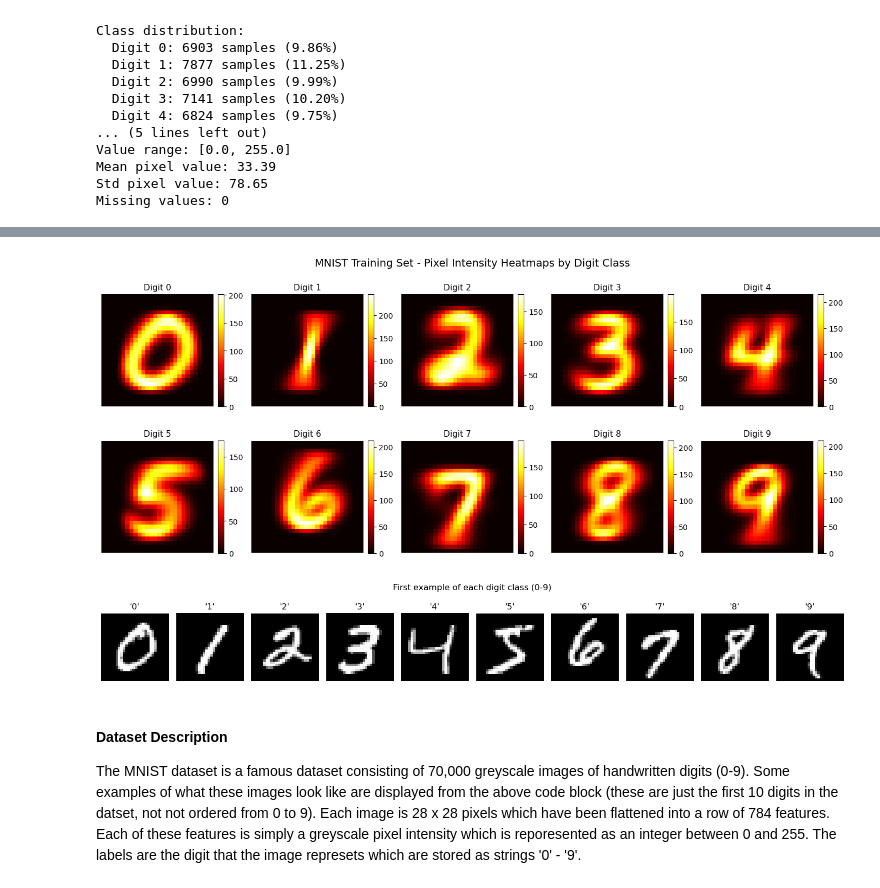
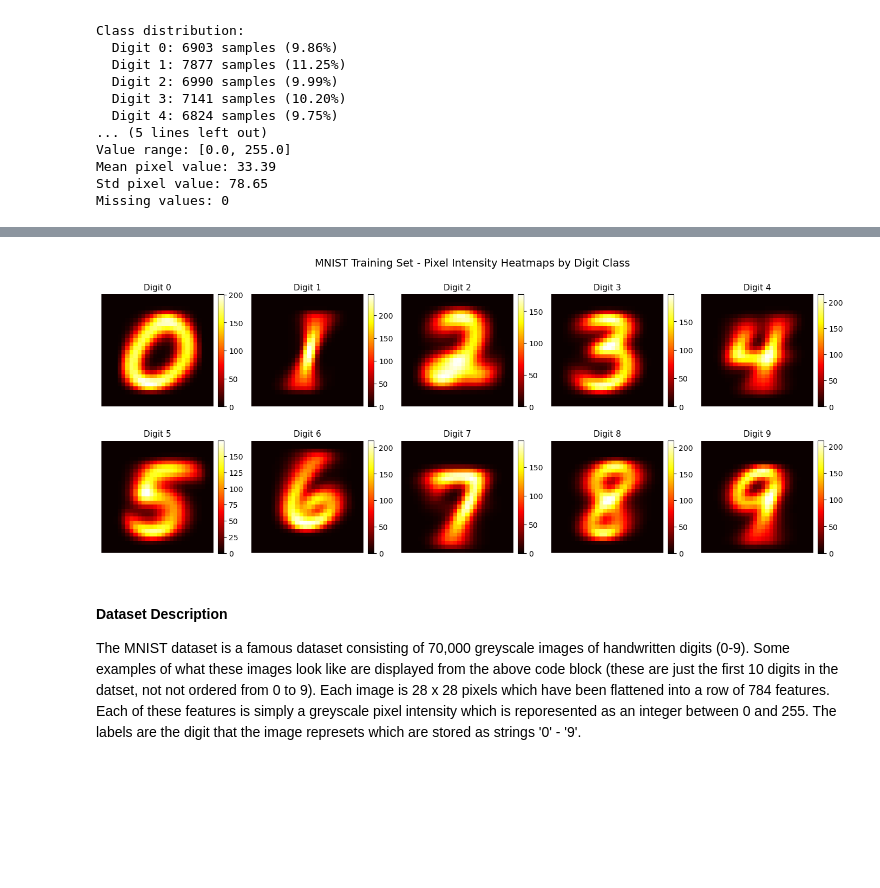
Before and after one commit to James-Wigfield/CITS5508-assignment-1, a Jupyter notebook: 23334375_assignment_1.ipynb, the cells around one changed output, grey strips where cells are left out. Cells and saved outputs as stored; diff of their text form; code cells hidden in the pictures; blank space fills up the shorter version.

```diff
--- a/23334375_assignment_1.ipynb
+++ b/23334375_assignment_1.ipynb
@@ -78,47 +86,32 @@ Missing values: 0
 # %%
 import matplotlib.pyplot as plt
 
 # Display heatmaps for each digit class
 fig, axes = plt.subplots(2, 5, figsize=(14, 6))
 axes = axes.flatten()
 
 for digit in range(10):
     # Find all indices where the label matches this digit
-    indices = np.where(y_train == str(digit))[0]
+    indices = np.where(y == str(digit))[0]
 
     # Extract all images for this digit and reshape
-    digit_images = X_train[indices].reshape(len(indices), 28, 28)
+    digit_images = X[indices].reshape(len(indices), 28, 28)
 
     # Average all images for this digit to create heatmap
     heatmap = np.mean(digit_images, axis=0)
 
     # Display as heatmap
     ax = axes[digit]
     im = ax.imshow(heatmap, cmap='hot')
     ax.set_title(f"Digit {digit}", fontsize=11)
     ax.axis('off')
     plt.colorbar(im, ax=ax, fraction=0.046, pad=0.04)
 
 plt.suptitle('MNIST Training Set - Pixel Intensity Heatmaps by Digit Class', fontsize=14, y=0.98)
 plt.tight_layout()
 plt.show()
 # %% [output]
-[figure, old version]
+[figure, new version]
-# %%
-import matplotlib.pyplot as plt
-
-# Display the first example of each digit class (0–9)
-fig, axes = plt.subplots(1, 10, figsize=(15, 2))
-for digit in range(10):
-    idx = np.where(y == str(digit))[0][0]
-    axes[digit].imshow(X[idx].reshape(28, 28), cmap='gray')
-    axes[digit].set_title(f"'{digit}'")
-    axes[digit].axis('off')
-plt.suptitle('First example of each digit class (0-9)', y=1.05)
-plt.tight_layout()
-plt.show()
-# %% [output]
-[figure, removed]
 # %% [markdown]
 #### Dataset Description
 The MNIST dataset is a famous dataset consisting of 70,000 greyscale images of handwritten digits (0-9). Some examples of what these images look like are displayed from the above code block (these are just the first 10 digits in the datset, not not ordered from 0 to 9). Each image is 28 x 28 pixels which have been flattened into a row of 784 features. Each of these features is simply a greyscale pixel intensity which is reporesented as an integer between 0 and 255. The labels are the digit that the image represets which are stored as strings '0' - '9'.
```
Also changed, not shown: parts of 21 cells of this notebook, 5 other files.
